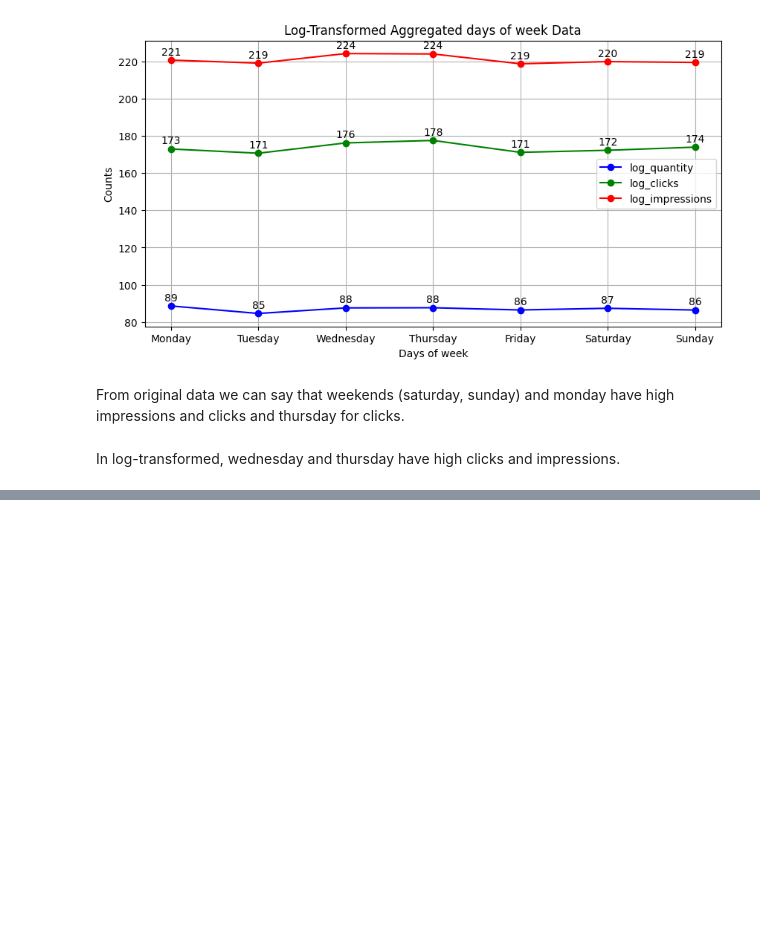
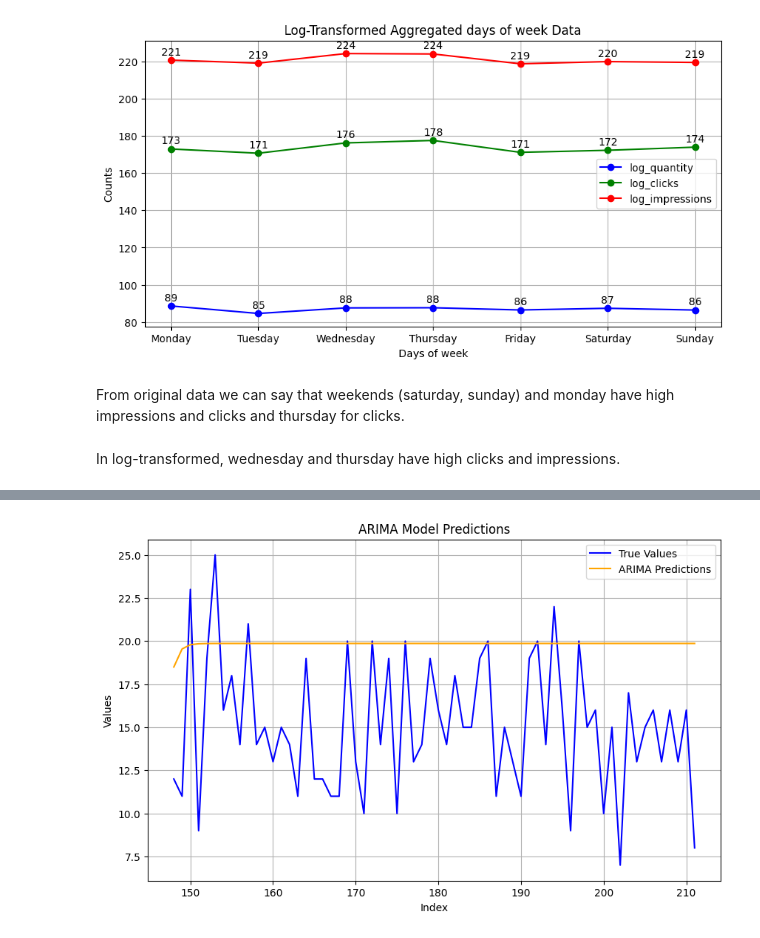
Before and after one commit to saravindhan/Aravindhan-Infosys-Nov24, a Jupyter notebook: futureDemands.ipynb, the cells around one changed output, grey strips where cells are left out. Drawn from its saved outputs; the diff is of its cells as text; code cells hidden in the pictures; blank space fills up the shorter version.

```diff
--- a/futureDemands.ipynb
+++ b/futureDemands.ipynb
@@ -497,0 +579,10 @@ In log-transformed, wednesday and thursday have high clicks and impressions.
+# %%
+arima_model = ARIMA(train, order=(1, 1, 1))
+arima_model_fit = arima_model.fit()
+arima_predictions = arima_model_fit.forecast(len(test))
+
+# Plot and Evaluate ARIMA Model
+plotmodelpredictions(test, arima_predictions, "ARIMA")
+arima_metrics = calculatemetrics(test, arima_predictions)
+# %% [output]
+[figure, added]
```
Also changed, not shown: parts of 37 cells of this notebook.
